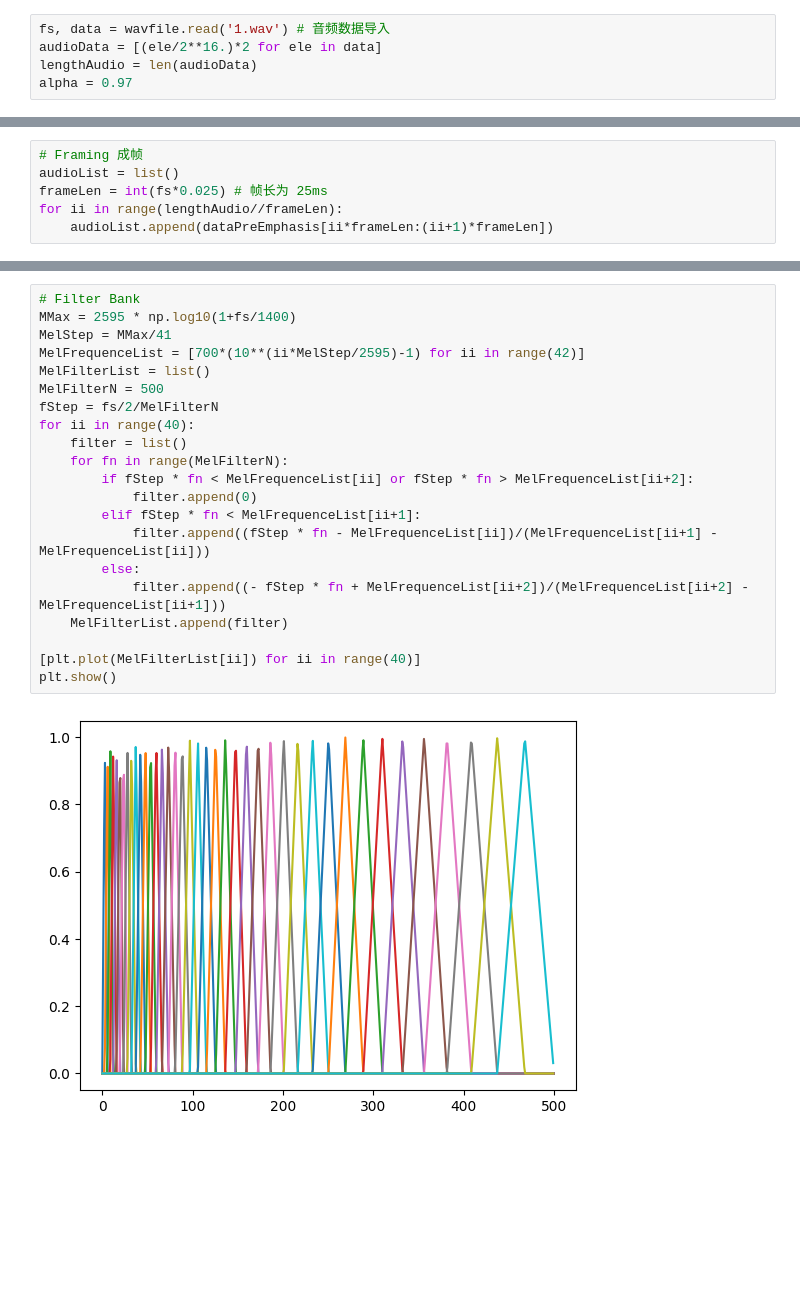
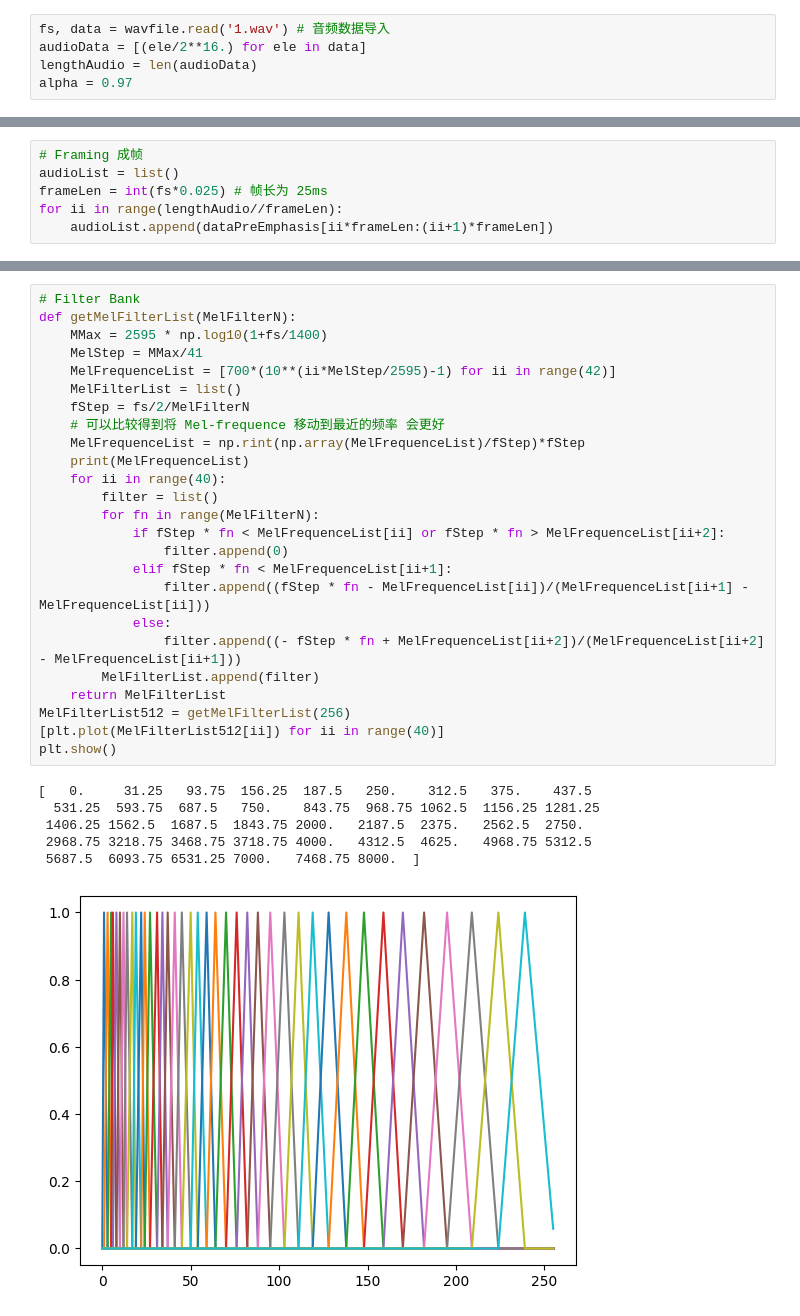
Before and after one commit to xwy-bit/Course006205, a Jupyter notebook: experiment-01/exp1.ipynb, the cells around one changed output, grey strips where cells are left out. Drawn from its saved outputs; the diff is of its cells as text; blank space fills up the shorter version.

Commit message:
fix mel-frequence

```diff
--- a/experiment-01/exp1.ipynb
+++ b/experiment-01/exp1.ipynb
@@ -6,7 +6,7 @@ import numpy as np
 from numpy.fft import fft , ifft
 # %%
 fs, data = wavfile.read('1.wav') # 音频数据导入
-audioData = [(ele/2**16.)*2 for ele in data]
+audioData = [(ele/2**16.) for ele in data]
 lengthAudio = len(audioData)
 alpha = 0.97
 # %%
@@ -70,23 +66,32 @@ plt.show()
 # %%
 # Filter Bank
-MMax = 2595 * np.log10(1+fs/1400)
-MelStep = MMax/41
-MelFrequenceList = [700*(10**(ii*MelStep/2595)-1) for ii in range(42)]
-MelFilterList = list()
-MelFilterN = 500
-fStep = fs/2/MelFilterN
-for ii in range(40):
-    filter = list()
-    for fn in range(MelFilterN):
-        if fStep * fn < MelFrequenceList[ii] or fStep * fn > MelFrequenceList[ii+2]:
-            filter.append(0)
-        elif fStep * fn < MelFrequenceList[ii+1]:
-            filter.append((fStep * fn - MelFrequenceList[ii])/(MelFrequenceList[ii+1] - MelFrequenceList[ii]))
-        else:
-            filter.append((- fStep * fn + MelFrequenceList[ii+2])/(MelFrequenceList[ii+2] - MelFrequenceList[ii+1]))
-    MelFilterList.append(filter)
-
-[plt.plot(MelFilterList[ii]) for ii in range(40)]
+def getMelFilterList(MelFilterN):
+    MMax = 2595 * np.log10(1+fs/1400)
+    MelStep = MMax/41
+    MelFrequenceList = [700*(10**(ii*MelStep/2595)-1) for ii in range(42)]
+    MelFilterList = list()
+    fStep = fs/2/MelFilterN
+    # 可以比较得到将 Mel-frequence 移动到最近的频率 会更好
+    MelFrequenceList = np.rint(np.array(MelFrequenceList)/fStep)*fStep
+    print(MelFrequenceList)
+    for ii in range(40):
+        filter = list()
+        for fn in range(MelFilterN):
+            if fStep * fn < MelFrequenceList[ii] or fStep * fn > MelFrequenceList[ii+2]:
+                filter.append(0)
+            elif fStep * fn < MelFrequenceList[ii+1]:
+                filter.append((fStep * fn - MelFrequenceList[ii])/(MelFrequenceList[ii+1] - MelFrequenceList[ii]))
+            else:
+                filter.append((- fStep * fn + MelFrequenceList[ii+2])/(MelFrequenceList[ii+2] - MelFrequenceList[ii+1]))
+        MelFilterList.append(filter)
+    return MelFilterList
+MelFilterList512 = getMelFilterList(256)
+[plt.plot(MelFilterList512[ii]) for ii in range(40)]
 plt.show()
 # %% [output]
+[   0.     31.25   93.75  156.25  187.5   250.    312.5   375.    437.5
+  531.25  593.75  687.5   750.    843.75  968.75 1062.5  1156.25 1281.25
+ 1406.25 1562.5  1687.5  1843.75 2000.   2187.5  2375.   2562.5  2750.
+ 2968.75 3218.75 3468.75 3718.75 4000.   4312.5  4625.   4968.75 5312.5
+ 5687.5  6093.75 6531.25 7000.   7468.75 8000.  ]
-[figure, old version]
+[figure, new version]
```
Also changed, not shown: parts of 4 cells of this notebook.
